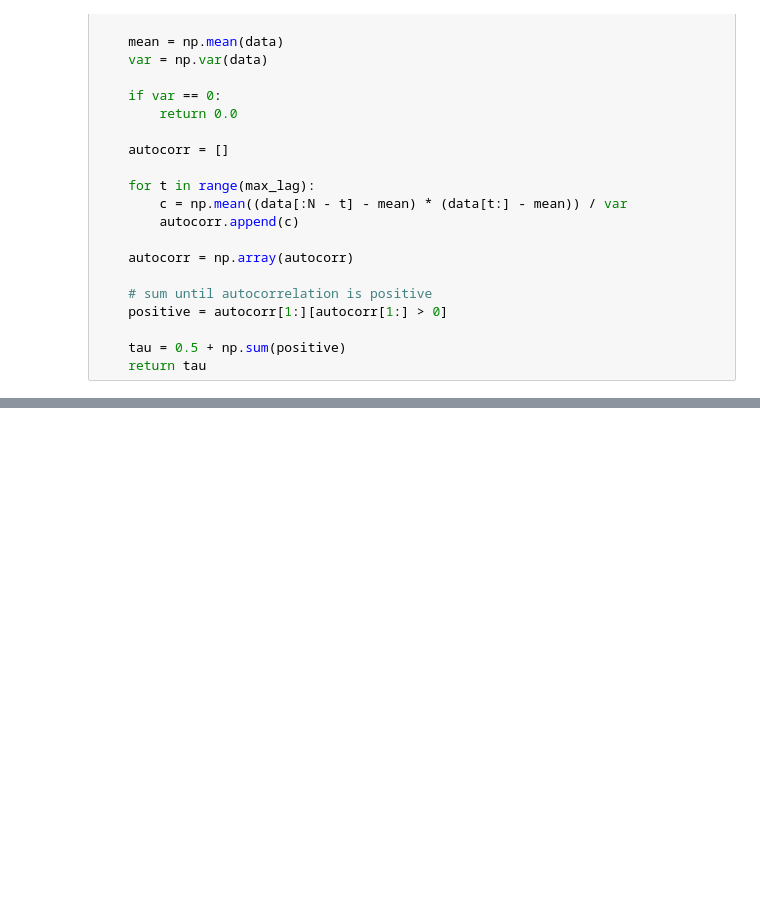
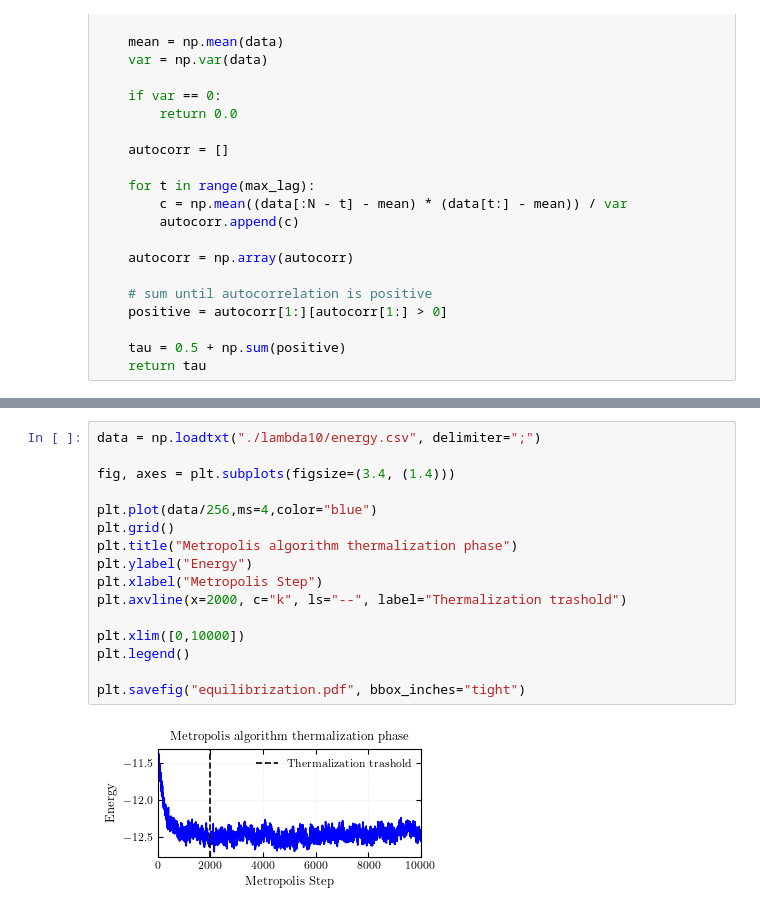
Before and after one commit to Sparisi01/montecarlo_particles_simulation, a Jupyter notebook: analysis/Coulomb_LJ_coupling/data_analysis_LJ_Coulomb.ipynb, the cells around one changed output, grey strips where cells are left out. Drawn from its saved outputs; the diff is of its cells as text; blank space fills up the shorter version.

```diff
--- a/analysis/Coulomb_LJ_coupling/data_analysis_LJ_Coulomb.ipynb
+++ b/analysis/Coulomb_LJ_coupling/data_analysis_LJ_Coulomb.ipynb
@@ -368,0 +376,18 @@ plt.show()
+# %%
+data = np.loadtxt("./lambda10/energy.csv", delimiter=";")
+
+fig, axes = plt.subplots(figsize=(3.4, (1.4)))
+
+plt.plot(data/256,ms=4,color="blue")
+plt.grid()
+plt.title("Metropolis algorithm thermalization phase")
+plt.ylabel("Energy")
+plt.xlabel("Metropolis Step")
+plt.axvline(x=2000, c="k", ls="--", label="Thermalization trashold")
+
+plt.xlim([0,10000])
+plt.legend()
+
+plt.savefig("equilibrization.pdf", bbox_inches="tight")
+# %% [output]
+[figure, added]
```
Also changed, not shown: parts of 6 cells of this notebook, 15 other files.
